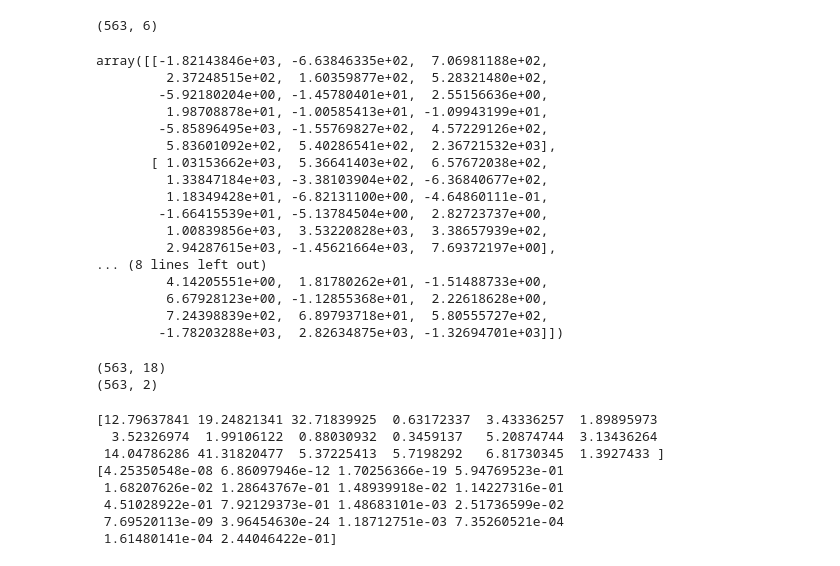
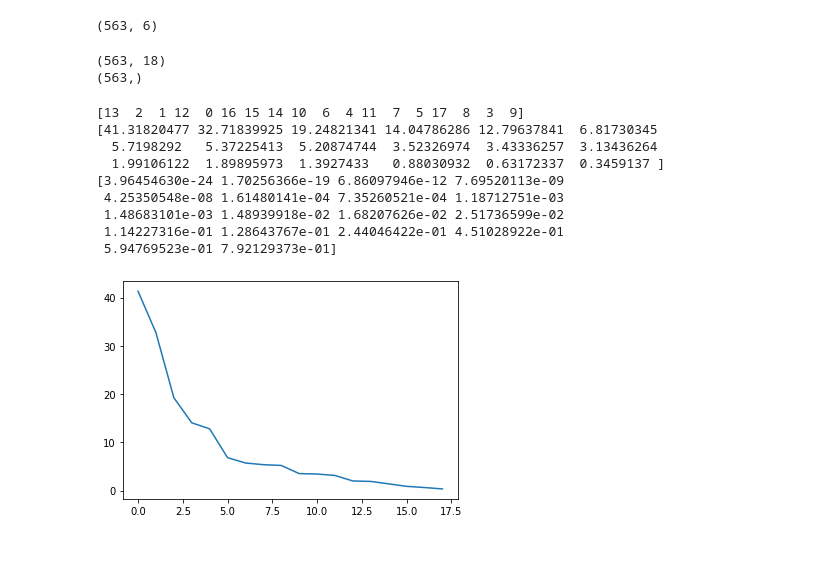
Before and after one commit to emanuelevivoli/2019-Machine-Learning-FCT, a Jupyter notebook: Second/Tp2_notebook.ipynb, the cells around one changed output. Saved outputs shown, nothing was run; the diff lists cells and outputs as text; code cells hidden in the pictures.

Commit message:
features selection with linear SVM;

```diff
--- a/Second/Tp2_notebook.ipynb
+++ b/Second/Tp2_notebook.ipynb
@@ -87,51 +88,49 @@ features = np.concatenate((pca_dataset_embedded,tsne_dataset_embedded, isomap_da
 pca_dataset_embedded.shape
 # %% [output]
 (563, 6)
-# %%
-features[1:5,:]
-# %% [output]
-array([[-1.82143846e+03, -6.63846335e+02,  7.06981188e+02,
-         2.37248515e+02,  1.60359877e+02,  5.28321480e+02,
-        -5.92180204e+00, -1.45780401e+01,  2.55156636e+00,
-         1.98708878e+01, -1.00585413e+01, -1.09943199e+01,
-        -5.85896495e+03, -1.55769827e+02,  4.57229126e+02,
-         5.83601092e+02,  5.40286541e+02,  2.36721532e+03],
-       [ 1.03153662e+03,  5.36641403e+02,  6.57672038e+02,
-         1.33847184e+03, -3.38103904e+02, -6.36840677e+02,
-         1.18349428e+01, -6.82131100e+00, -4.64860111e-01,
-        -1.66415539e+01, -5.13784504e+00,  2.82723737e+00,
-         1.00839856e+03,  3.53220828e+03,  3.38657939e+02,
-         2.94287615e+03, -1.45621664e+03,  7.69372197e+00],
-... (8 lines left out)
-         4.14205551e+00,  1.81780262e+01, -1.51488733e+00,
-         6.67928123e+00, -1.12855368e+01,  2.22618628e+00,
-         7.24398839e+02,  6.89793718e+01,  5.80555727e+02,
-        -1.78203288e+03,  2.82634875e+03, -1.32694701e+03]])
 # %%
 # standardization
 scaler = StandardScaler()
 features_std = scaler.fit_transform(features)
+labels = labels[:,1]
 # %%
 print(features_std.shape)
 print(labels.shape)
 # %% [output]
 (563, 18)
-(563, 2)
+(563,)
 # %%
 ##
 ## FEATURES EXTRACTION
 ##
 
 # selection with ANOVA F-test
-f,prob = f_classif(features_std, labels[:,1])
+f,prob = f_classif(features_std, labels)
+indexes = np.arange(len(f))
+app = [ [i, ele] for i, ele in enumerate(f)]
+app.sort(key = lambda app: app[1], reverse = True)
+indexes = np.array([ int(a) for a in np.array(app)[:,0]])
+print(indexes)
+f = f[indexes]
 print(f)
+prob = prob[indexes]
 print(prob)
 # %% [output]
-[12.79637841 19.24821341 32.71839925  0.63172337  3.43336257  1.89895973
-  3.52326974  1.99106122  0.88030932  0.3459137   5.20874744  3.13436264
- 14.04786286 41.31820477  5.37225413  5.7198292   6.81730345  1.3927433 ]
-[4.25350548e-08 6.86097946e-12 1.70256366e-19 5.94769523e-01
- 1.68207626e-02 1.28643767e-01 1.48939918e-02 1.14227316e-01
- 4.51028922e-01 7.92129373e-01 1.48683101e-03 2.51736599e-02
- 7.69520113e-09 3.96454630e-24 1.18712751e-03 7.35260521e-04
- 1.61480141e-04 2.44046422e-01]
+[13  2  1 12  0 16 15 14 10  6  4 11  7  5 17  8  3  9]
+[41.31820477 32.71839925 19.24821341 14.04786286 12.79637841  6.81730345
+  5.7198292   5.37225413  5.20874744  3.52326974  3.43336257  3.13436264
+  1.99106122  1.89895973  1.3927433   0.88030932  0.63172337  0.3459137 ]
+[3.96454630e-24 1.70256366e-19 6.86097946e-12 7.69520113e-09
+ 4.25350548e-08 1.61480141e-04 7.35260521e-04 1.18712751e-03
+ 1.48683101e-03 1.48939918e-02 1.68207626e-02 2.51736599e-02
+ 1.14227316e-01 1.28643767e-01 2.44046422e-01 4.51028922e-01
+ 5.94769523e-01 7.92129373e-01]
+# %%
+##
+## FEATURES SELECTION
+##
+
+plt.plot(f)
+plt.show()
+# %% [output]
+[figure, added]
```
Also changed, not shown: parts of 4 cells of this notebook, 2 other files.
